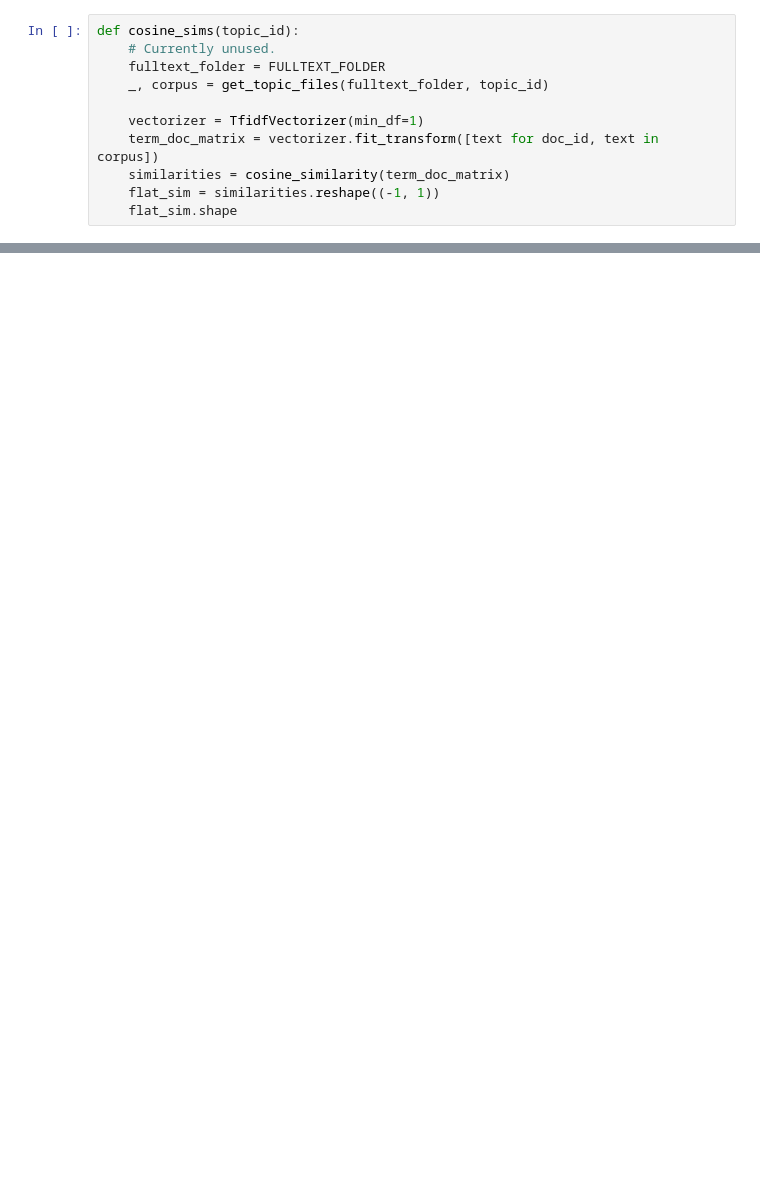
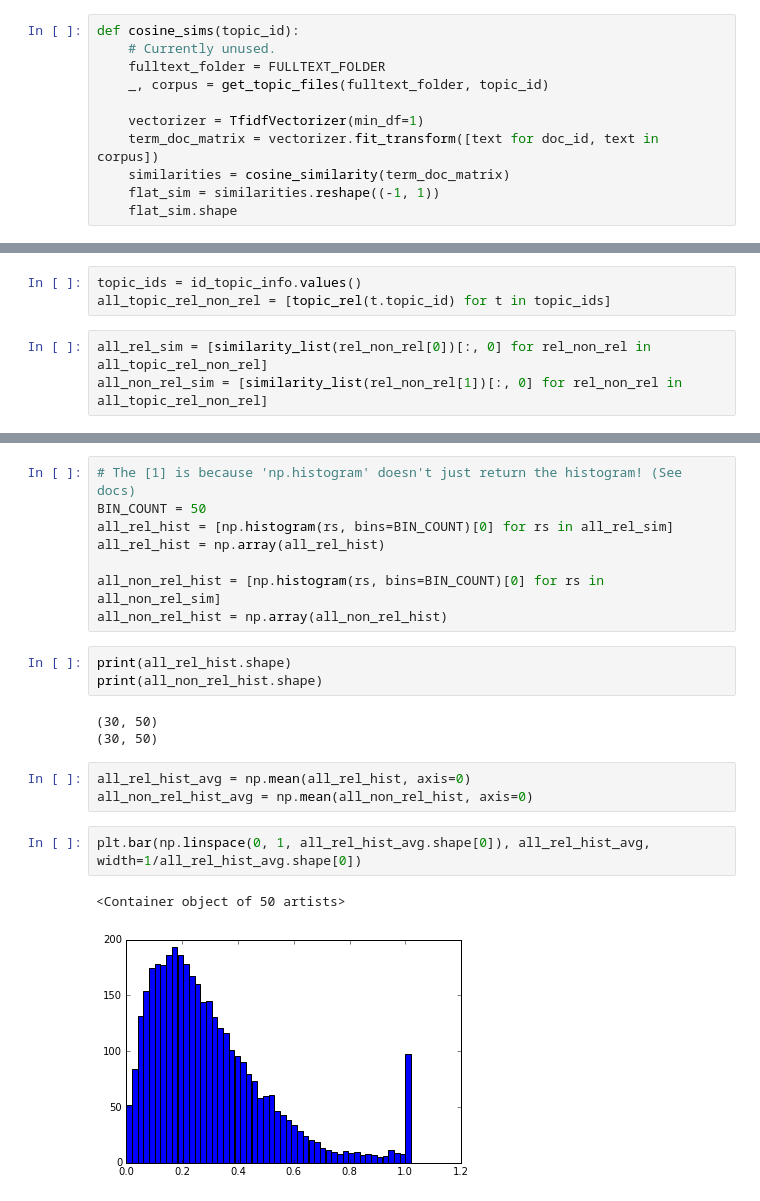
Before and after one commit to AndreiBarsan/crowd, a Jupyter notebook: notebooks/Intra-Topic Similarities.ipynb, the cells around one changed output, grey strips where cells are left out. Cells and saved outputs as stored; diff of their text form; blank space fills up the shorter version.

```diff
--- a/notebooks/Intra-Topic Similarities.ipynb
+++ b/notebooks/Intra-Topic Similarities.ipynb
@@ -59,0 +154,6 @@ def get_vote_results(topic_id, judgements):
+# %%
+topic_ids = id_topic_info.values()
+all_topic_rel_non_rel = [topic_rel(t.topic_id) for t in topic_ids]
+# %%
+all_rel_sim = [similarity_list(rel_non_rel[0])[:, 0] for rel_non_rel in all_topic_rel_non_rel]
+all_non_rel_sim = [similarity_list(rel_non_rel[1])[:, 0] for rel_non_rel in all_topic_rel_non_rel]
@@ -59,0 +169,22 @@ def get_vote_results(topic_id, judgements):
+# %%
+# The [1] is because 'np.histogram' doesn't just return the histogram! (See docs)
+BIN_COUNT = 50
+all_rel_hist = [np.histogram(rs, bins=BIN_COUNT)[0] for rs in all_rel_sim]
+all_rel_hist = np.array(all_rel_hist)
+
+all_non_rel_hist = [np.histogram(rs, bins=BIN_COUNT)[0] for rs in all_non_rel_sim]
+all_non_rel_hist = np.array(all_non_rel_hist)
+# %%
+print(all_rel_hist.shape)
+print(all_non_rel_hist.shape)
+# %% [output]
+(30, 50)
+(30, 50)
+# %%
+all_rel_hist_avg = np.mean(all_rel_hist, axis=0)
+all_non_rel_hist_avg = np.mean(all_non_rel_hist, axis=0)
+# %%
+plt.bar(np.linspace(0, 1, all_rel_hist_avg.shape[0]), all_rel_hist_avg, width=1/all_rel_hist_avg.shape[0])
+# %% [output]
+<Container object of 50 artists>
+[figure, added]
```
Also changed, not shown: parts of 13 cells of this notebook, 3 other files.
